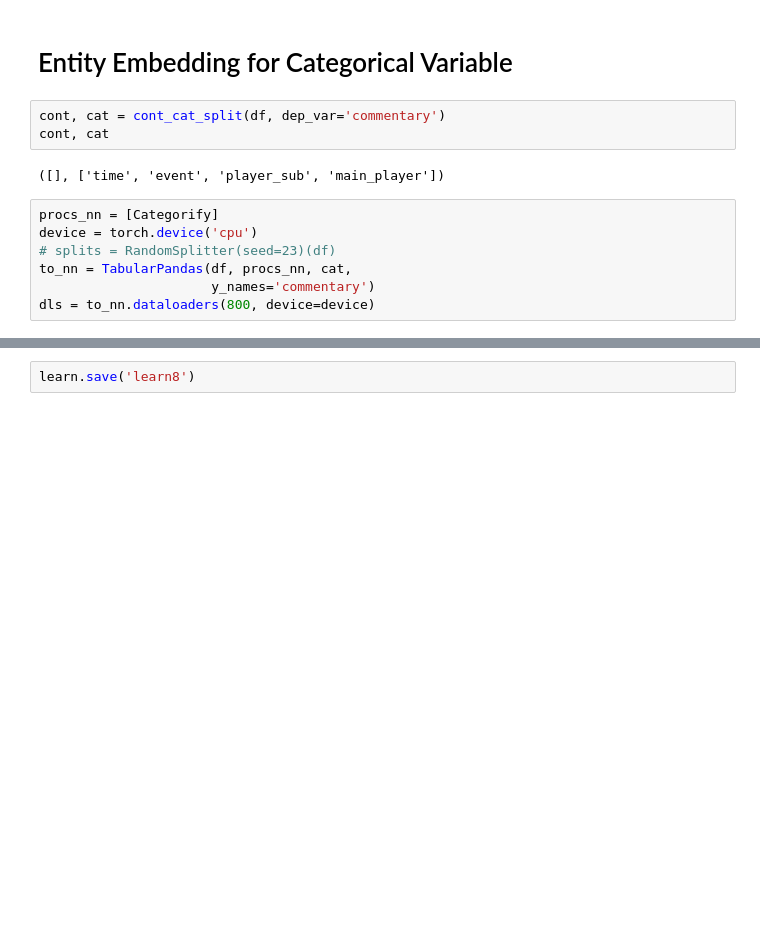
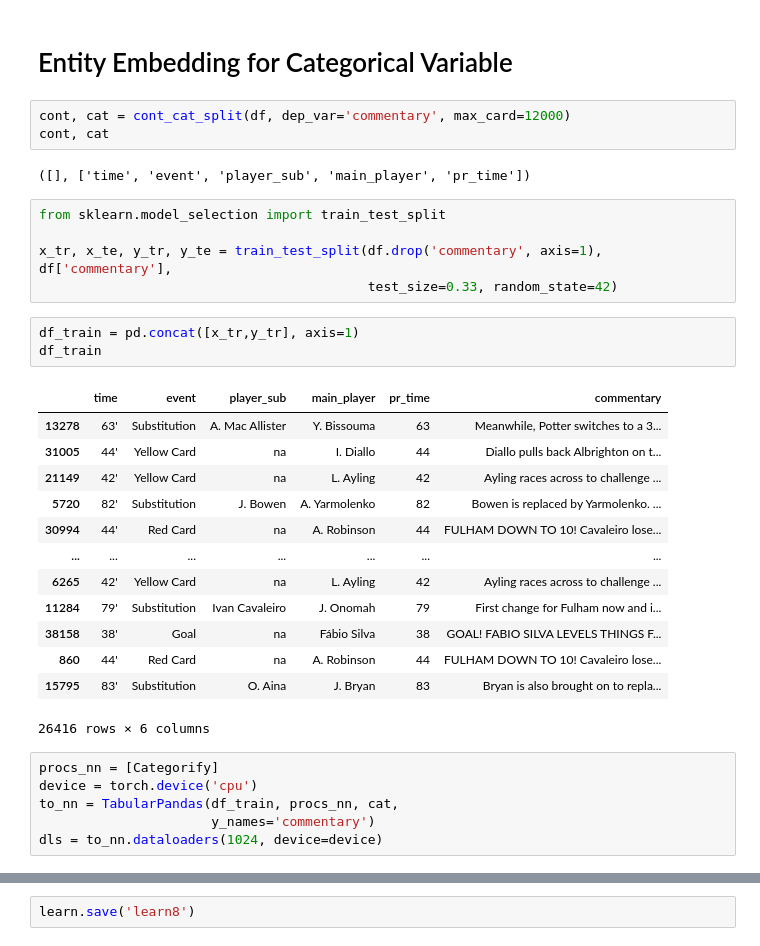
Before and after one commit to rohitgang/EBCG, a Jupyter notebook: model.ipynb, the cells around one changed output, grey strips where cells are left out. Drawn from its saved outputs; the diff is of its cells as text; blank space fills up the shorter version.

```diff
--- a/model.ipynb
+++ b/model.ipynb
@@ -82,15 +82,36 @@ df.to_pickle('processd_event_data.pickle')
 # %% [markdown]
 # Entity Embedding for Categorical Variable
 # %%
-cont, cat = cont_cat_split(df, dep_var='commentary')
+cont, cat = cont_cat_split(df, dep_var='commentary', max_card=12000)
 cont, cat
 # %% [output]
-([], ['time', 'event', 'player_sub', 'main_player'])
+([], ['time', 'event', 'player_sub', 'main_player', 'pr_time'])
+# %%
+from sklearn.model_selection import train_test_split
+
+x_tr, x_te, y_tr, y_te = train_test_split(df.drop('commentary', axis=1), df['commentary'],
+                                          test_size=0.33, random_state=42)
+# %%
+df_train = pd.concat([x_tr,y_tr], axis=1)
+df_train
+# %% [output]
+|  | time | event | player_sub | main_player | pr_time | commentary |
+| 13278 | 63' | Substitution | A. Mac Allister | Y. Bissouma | 63 | Meanwhile, Potter switches to a 3... |
+| 31005 | 44' | Yellow Card | na | I. Diallo | 44 | Diallo pulls back Albrighton on t... |
+| 21149 | 42' | Yellow Card | na | L. Ayling | 42 | Ayling races across to challenge ... |
+| 5720 | 82' | Substitution | J. Bowen | A. Yarmolenko | 82 | Bowen is replaced by Yarmolenko. ... |
+| 30994 | 44' | Red Card | na | A. Robinson | 44 | FULHAM DOWN TO 10! Cavaleiro lose... |
+| ... | ... | ... | ... | ... | ... | ... |
+| 6265 | 42' | Yellow Card | na | L. Ayling | 42 | Ayling races across to challenge ... |
+| 11284 | 79' | Substitution | Ivan Cavaleiro | J. Onomah | 79 | First change for Fulham now and i... |
+| 38158 | 38' | Goal | na | Fábio Silva | 38 | GOAL! FABIO SILVA LEVELS THINGS F... |
+| 860 | 44' | Red Card | na | A. Robinson | 44 | FULHAM DOWN TO 10! Cavaleiro lose... |
+| 15795 | 83' | Substitution | O. Aina | J. Bryan | 83 | Bryan is also brought on to repla... |
+26416 rows × 6 columns
 # %%
 procs_nn = [Categorify]
 device = torch.device('cpu')
-# splits = RandomSplitter(seed=23)(df)
-to_nn = TabularPandas(df, procs_nn, cat,
+to_nn = TabularPandas(df_train, procs_nn, cat,
                       y_names='commentary')
-dls = to_nn.dataloaders(800, device=device)
+dls = to_nn.dataloaders(1024, device=device)
 # %%
```
Also changed, not shown: parts of 4 cells of this notebook.
